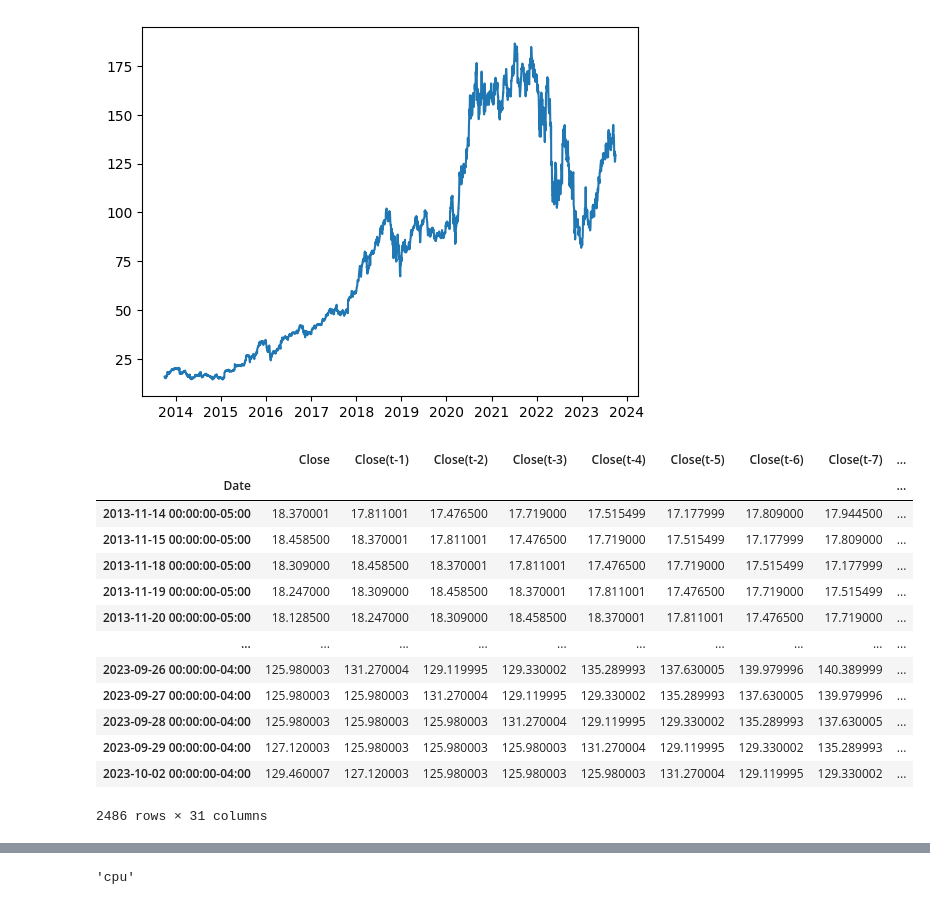
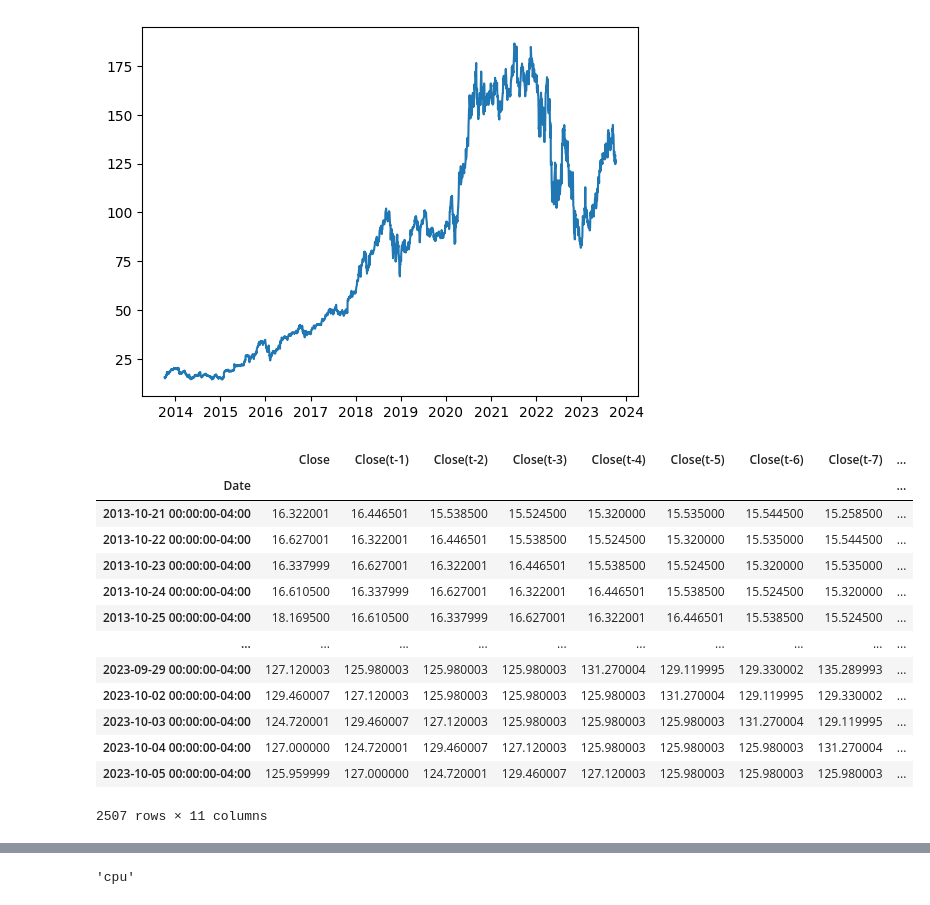
Before and after one commit to ELGUN00/Stock-Price-Prediction-PyTorch-LSTM, a Jupyter notebook: notebook.ipynb, the cells around one changed output, grey strips where cells are left out. Cells and saved outputs as stored; diff of their text form; code cells hidden in the pictures.

```diff
--- a/notebook.ipynb
+++ b/notebook.ipynb
@@ -181,24 +181,24 @@ def prepare_dataframe(df,n_steps):
 
     return dc
 # %%
-lookback = 30
+lookback = 10
 shifted_df = prepare_dataframe(df,lookback)
 shifted_df
 # %% [output]
 |  | Close | Close(t-1) | Close(t-2) | Close(t-3) | Close(t-4) | Close(t-5) | Close(t-6) | Close(t-7) | ... |
 | Date |  |  |  |  |  |  |  |  | ... |
-| 2013-11-14 00:00:00-05:00 | 18.370001 | 17.811001 | 17.476500 | 17.719000 | 17.515499 | 17.177999 | 17.809000 | 17.944500 | ... |
-| 2013-11-15 00:00:00-05:00 | 18.458500 | 18.370001 | 17.811001 | 17.476500 | 17.719000 | 17.515499 | 17.177999 | 17.809000 | ... |
-| 2013-11-18 00:00:00-05:00 | 18.309000 | 18.458500 | 18.370001 | 17.811001 | 17.476500 | 17.719000 | 17.515499 | 17.177999 | ... |
-| 2013-11-19 00:00:00-05:00 | 18.247000 | 18.309000 | 18.458500 | 18.370001 | 17.811001 | 17.476500 | 17.719000 | 17.515499 | ... |
-| 2013-11-20 00:00:00-05:00 | 18.128500 | 18.247000 | 18.309000 | 18.458500 | 18.370001 | 17.811001 | 17.476500 | 17.719000 | ... |
+| 2013-10-21 00:00:00-04:00 | 16.322001 | 16.446501 | 15.538500 | 15.524500 | 15.320000 | 15.535000 | 15.544500 | 15.258500 | ... |
+| 2013-10-22 00:00:00-04:00 | 16.627001 | 16.322001 | 16.446501 | 15.538500 | 15.524500 | 15.320000 | 15.535000 | 15.544500 | ... |
+| 2013-10-23 00:00:00-04:00 | 16.337999 | 16.627001 | 16.322001 | 16.446501 | 15.538500 | 15.524500 | 15.320000 | 15.535000 | ... |
+| 2013-10-24 00:00:00-04:00 | 16.610500 | 16.337999 | 16.627001 | 16.322001 | 16.446501 | 15.538500 | 15.524500 | 15.320000 | ... |
+| 2013-10-25 00:00:00-04:00 | 18.169500 | 16.610500 | 16.337999 | 16.627001 | 16.322001 | 16.446501 | 15.538500 | 15.524500 | ... |
 | ... | ... | ... | ... | ... | ... | ... | ... | ... | ... |
-| 2023-09-26 00:00:00-04:00 | 125.980003 | 131.270004 | 129.119995 | 129.330002 | 135.289993 | 137.630005 | 139.979996 | 140.389999 | ... |
-| 2023-09-27 00:00:00-04:00 | 125.980003 | 125.980003 | 131.270004 | 129.119995 | 129.330002 | 135.289993 | 137.630005 | 139.979996 | ... |
-| 2023-09-28 00:00:00-04:00 | 125.980003 | 125.980003 | 125.980003 | 131.270004 | 129.119995 | 129.330002 | 135.289993 | 137.630005 | ... |
 | 2023-09-29 00:00:00-04:00 | 127.120003 | 125.980003 | 125.980003 | 125.980003 | 131.270004 | 129.119995 | 129.330002 | 135.289993 | ... |
 | 2023-10-02 00:00:00-04:00 | 129.460007 | 127.120003 | 125.980003 | 125.980003 | 125.980003 | 131.270004 | 129.119995 | 129.330002 | ... |
+| 2023-10-03 00:00:00-04:00 | 124.720001 | 129.460007 | 127.120003 | 125.980003 | 125.980003 | 125.980003 | 131.270004 | 129.119995 | ... |
+| 2023-10-04 00:00:00-04:00 | 127.000000 | 124.720001 | 129.460007 | 127.120003 | 125.980003 | 125.980003 | 125.980003 | 131.270004 | ... |
+| 2023-10-05 00:00:00-04:00 | 125.959999 | 127.000000 | 124.720001 | 129.460007 | 127.120003 | 125.980003 | 125.980003 | 125.980003 | ... |
-2486 rows × 31 columns
+2507 rows × 11 columns
 # %%
 df.tail()
 # %% [output]
```
Also changed, not shown: parts of 40 cells of this notebook, 1 other file.
